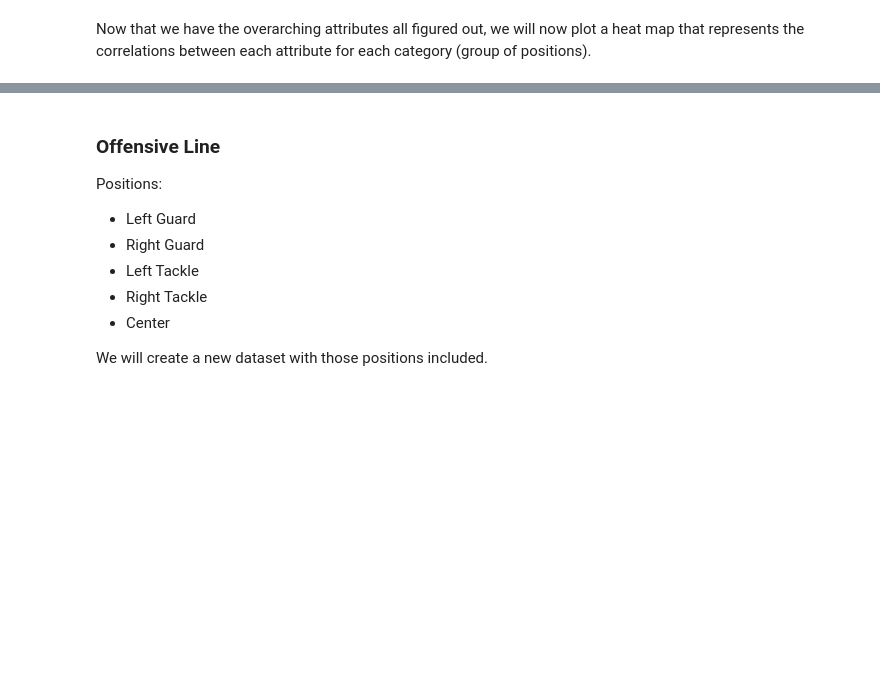
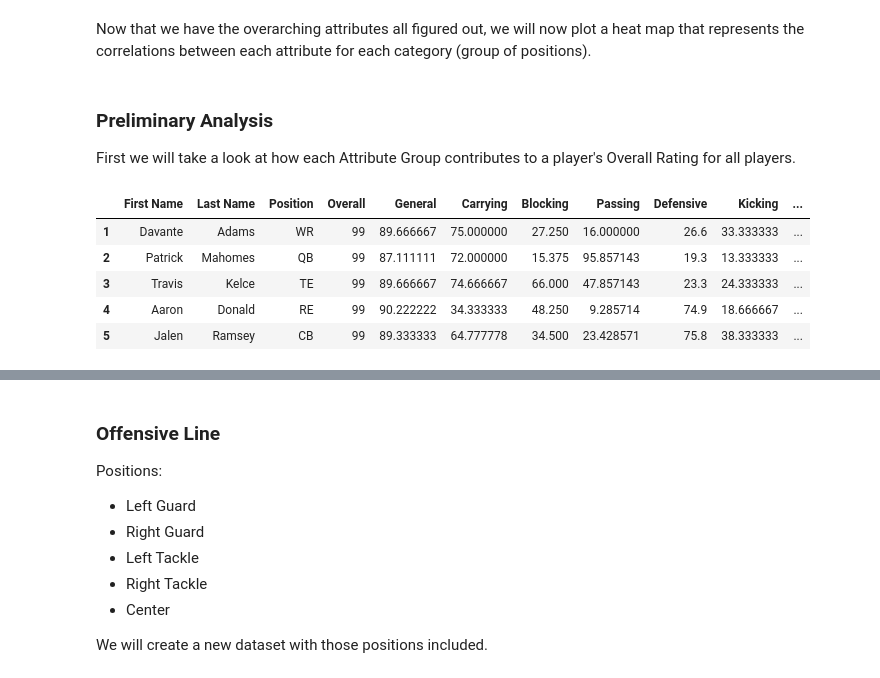
Before and after one commit to gli101/madden, a Jupyter notebook: madden_nfl_22.ipynb, the cells around one changed output, grey strips where cells are left out. Drawn from its saved outputs; the diff is of its cells as text; code cells hidden in the pictures; blank space fills up the shorter version.

```diff
--- a/madden_nfl_22.ipynb
+++ b/madden_nfl_22.ipynb
@@ -261,3 +213,17 @@ madden.iloc[: , -7:].head()
 | 5 | published | 89.333333 | 34.500 | 23.428571 | 75.8 | 38.333333 | 42.428571 |
 # %% [markdown]
 Now that we have the overarching attributes all figured out, we will now plot a heat map that represents the correlations between each attribute for each category (group of positions).
+# %% [markdown]
+### Preliminary Analysis
+First we will take a look at how each Attribute Group contributes to a player's Overall Rating for all players.
+# %%
+new_cols = ['First Name', 'Last Name', 'Position','Overall'] + list(attributes.keys())
+prelim = madden.copy()[new_cols] # get rid on unneeded columns
+prelim.head()
+# %% [output]
+|  | First Name | Last Name | Position | Overall | General | Carrying | Blocking | Passing | Defensive | Kicking | ... |
+| 1 | Davante | Adams | WR | 99 | 89.666667 | 75.000000 | 27.250 | 16.000000 | 26.6 | 33.333333 | ... |
+| 2 | Patrick | Mahomes | QB | 99 | 87.111111 | 72.000000 | 15.375 | 95.857143 | 19.3 | 13.333333 | ... |
+| 3 | Travis | Kelce | TE | 99 | 89.666667 | 74.666667 | 66.000 | 47.857143 | 23.3 | 24.333333 | ... |
+| 4 | Aaron | Donald | RE | 99 | 90.222222 | 34.333333 | 48.250 | 9.285714 | 74.9 | 18.666667 | ... |
+| 5 | Jalen | Ramsey | CB | 99 | 89.333333 | 64.777778 | 34.500 | 23.428571 | 75.8 | 38.333333 | ... |
```
Also changed, not shown: parts of 25 cells of this notebook, 1 other file.
